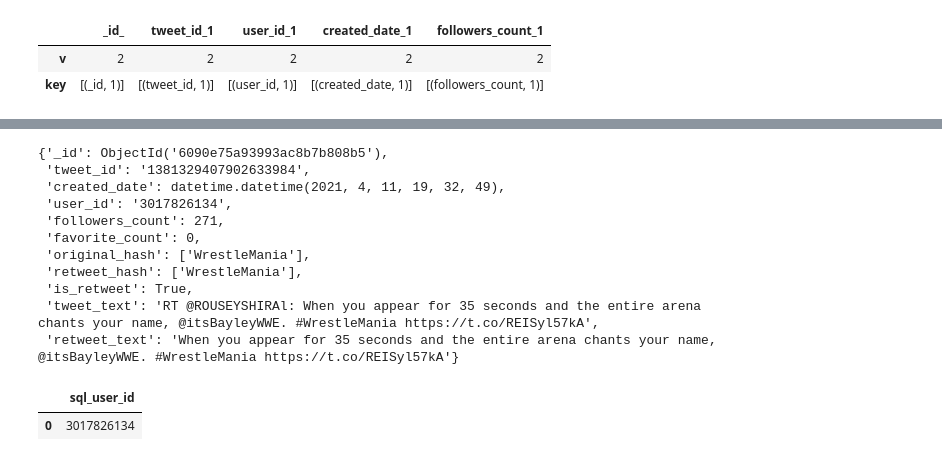
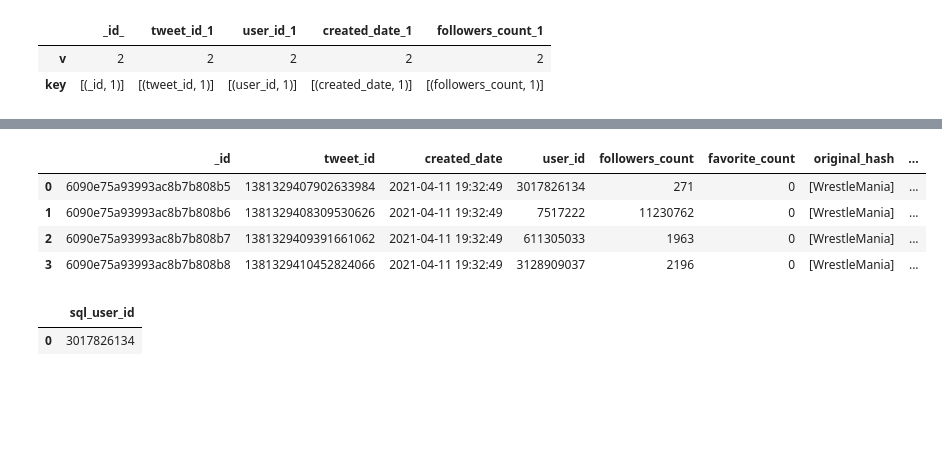
Before and after one commit to yanbronshtein/DataManagementFinalProject_Repo, a Jupyter notebook: group6_twitter_proj.ipynb, the cells around one changed output, grey strips where cells are left out. Saved outputs shown, nothing was run; the diff lists cells and outputs as text; code cells hidden in the pictures; blank space fills up the shorter version.

```diff
--- a/group6_twitter_proj.ipynb
+++ b/group6_twitter_proj.ipynb
@@ -378,17 +360,3 @@ pd.DataFrame(tweets_db_mongo.tweets_col.find({}).limit(10))
 | 7 | 6090e75a93993ac8b7b808bc | 1381329412168245253 | 2021-04-11 19:32:50 | 1150200722111098880 | 740 | 0 | [] | ... |
 | 8 | 6090e75a93993ac8b7b808bd | 1381329413007155204 | 2021-04-11 19:32:50 | 1154775499 | 109 | 0 | [WrestleMania] | ... |
 | 9 | 6090e75a93993ac8b7b808be | 1381329413615222784 | 2021-04-11 19:32:50 | 756722922849308672 | 80 | 0 | [SundayVibes, HereComesNiko] | ... |
-# %%
-tweets_db_mongo.tweets_col.find_one()
-# %% [output]
-{'_id': ObjectId('6090e75a93993ac8b7b808b5'),
- 'tweet_id': '1381329407902633984',
- 'created_date': datetime.datetime(2021, 4, 11, 19, 32, 49),
- 'user_id': '3017826134',
- 'followers_count': 271,
- 'favorite_count': 0,
- 'original_hash': ['WrestleMania'],
- 'retweet_hash': ['WrestleMania'],
- 'is_retweet': True,
- 'tweet_text': 'RT @ROUSEYSHIRAl: When you appear for 35 seconds and the entire arena chants your name, @itsBayleyWWE. #WrestleMania https://t.co/REISyl57kA',
- 'retweet_text': 'When you appear for 35 seconds and the entire arena chants your name, @itsBayleyWWE. #WrestleMania https://t.co/REISyl57kA'}
@@ -395,3 +365,12 @@ tweets_db_mongo.tweets_col.find_one()
+# %%
+pd.DataFrame(tweets_db_mongo.tweets_col.find({'created_date': {'$gte': datetime.datetime(2021, 4, 11, 19, 32, 20), '$lt': datetime.datetime(2021, 4, 11, 19, 32, 50)}}
+))
+# %% [output]
+|  | _id | tweet_id | created_date | user_id | followers_count | favorite_count | original_hash | ... |
+| 0 | 6090e75a93993ac8b7b808b5 | 1381329407902633984 | 2021-04-11 19:32:49 | 3017826134 | 271 | 0 | [WrestleMania] | ... |
+| 1 | 6090e75a93993ac8b7b808b6 | 1381329408309530626 | 2021-04-11 19:32:49 | 7517222 | 11230762 | 0 | [WrestleMania] | ... |
+| 2 | 6090e75a93993ac8b7b808b7 | 1381329409391661062 | 2021-04-11 19:32:49 | 611305033 | 1963 | 0 | [WrestleMania] | ... |
+| 3 | 6090e75a93993ac8b7b808b8 | 1381329410452824066 | 2021-04-11 19:32:49 | 3128909037 | 2196 | 0 | [WrestleMania] | ... |
 # %%
 properties = {
             'user': config['USER_SQL'],
```
Also changed, not shown: parts of 3 cells of this notebook, 1 other file.
